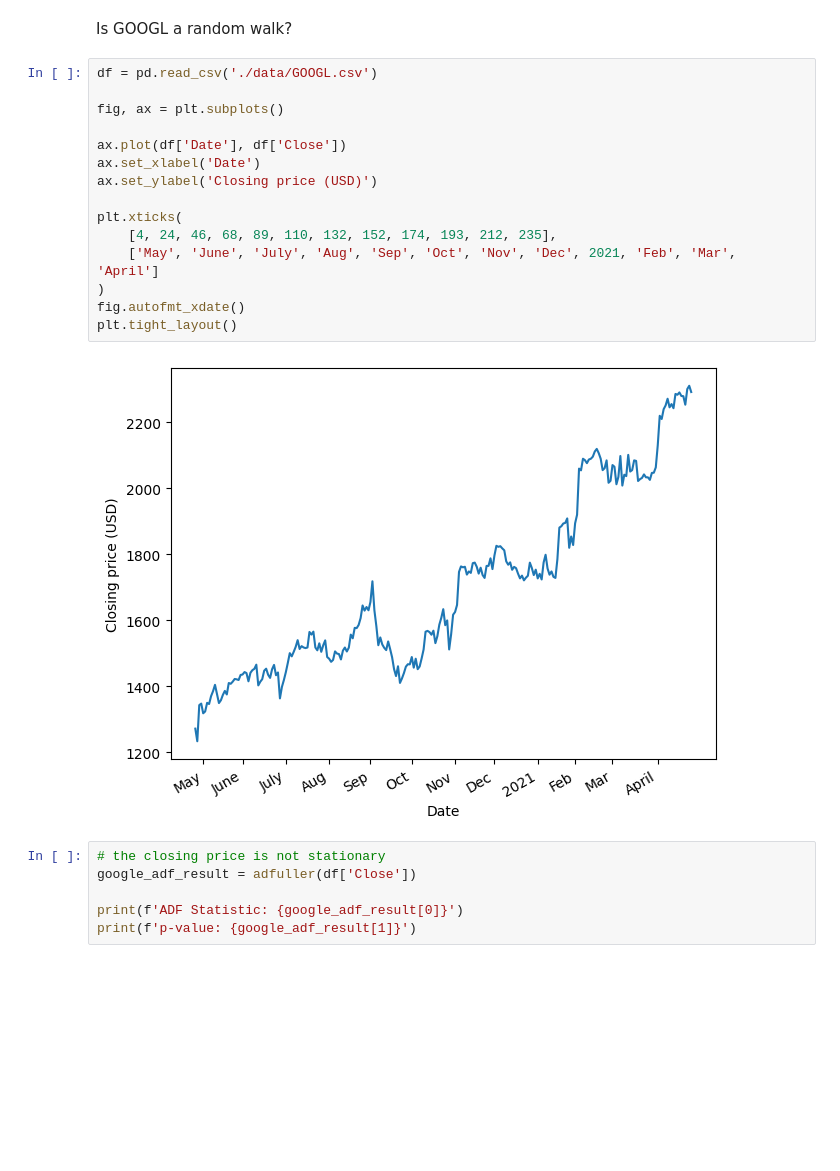
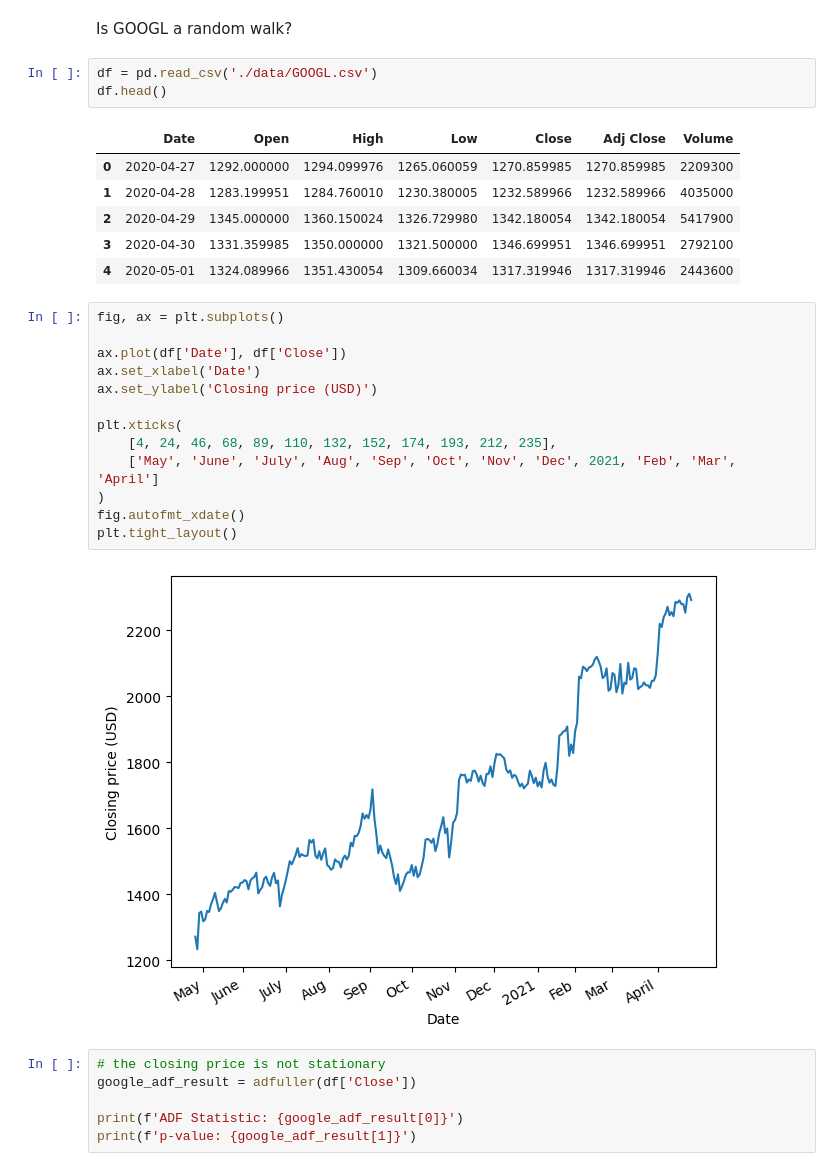
Before and after one commit to Xupeiyi/Time-Series-Forcasting-In-Python, a Jupyter notebook: ch3.ipynb, the cells around one changed output. Saved outputs shown, nothing was run; the diff lists cells and outputs as text; blank space fills up the shorter version.

```diff
--- a/ch3.ipynb
+++ b/ch3.ipynb
@@ -72,9 +72,17 @@ fig = plot_acf(diff_random_walk, lags=20)
 [figure]
 # %% [markdown]
 Is GOOGL a random walk?
+# %%
+df = pd.read_csv('./data/GOOGL.csv')
+df.head()
+# %% [output]
+|  | Date | Open | High | Low | Close | Adj Close | Volume |
+| 0 | 2020-04-27 | 1292.000000 | 1294.099976 | 1265.060059 | 1270.859985 | 1270.859985 | 2209300 |
+| 1 | 2020-04-28 | 1283.199951 | 1284.760010 | 1230.380005 | 1232.589966 | 1232.589966 | 4035000 |
+| 2 | 2020-04-29 | 1345.000000 | 1360.150024 | 1326.729980 | 1342.180054 | 1342.180054 | 5417900 |
+| 3 | 2020-04-30 | 1331.359985 | 1350.000000 | 1321.500000 | 1346.699951 | 1346.699951 | 2792100 |
+| 4 | 2020-05-01 | 1324.089966 | 1351.430054 | 1309.660034 | 1317.319946 | 1317.319946 | 2443600 |
 # %%
-df = pd.read_csv('./data/GOOGL.csv')
-
 fig, ax = plt.subplots()
 
 ax.plot(df['Date'], df['Close'])
```
Also changed, not shown: parts of 5 cells of this notebook.
